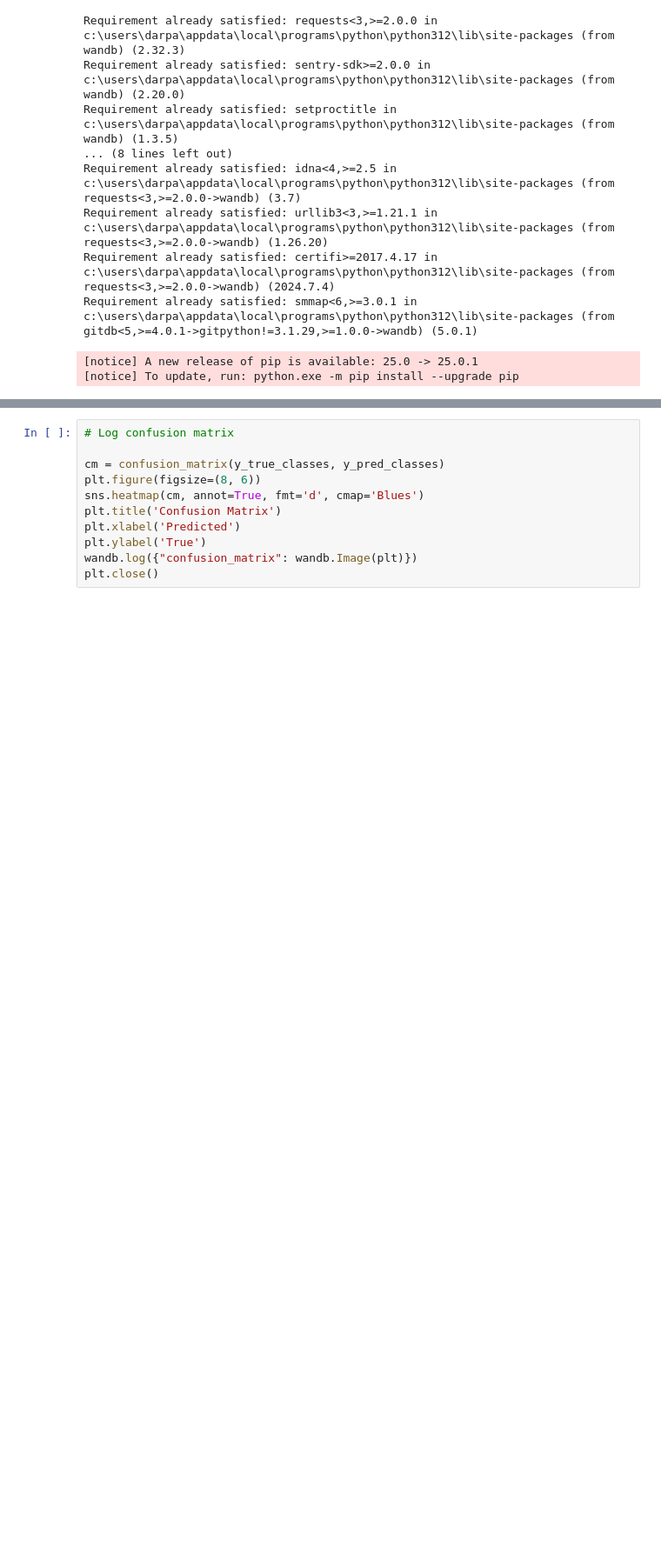
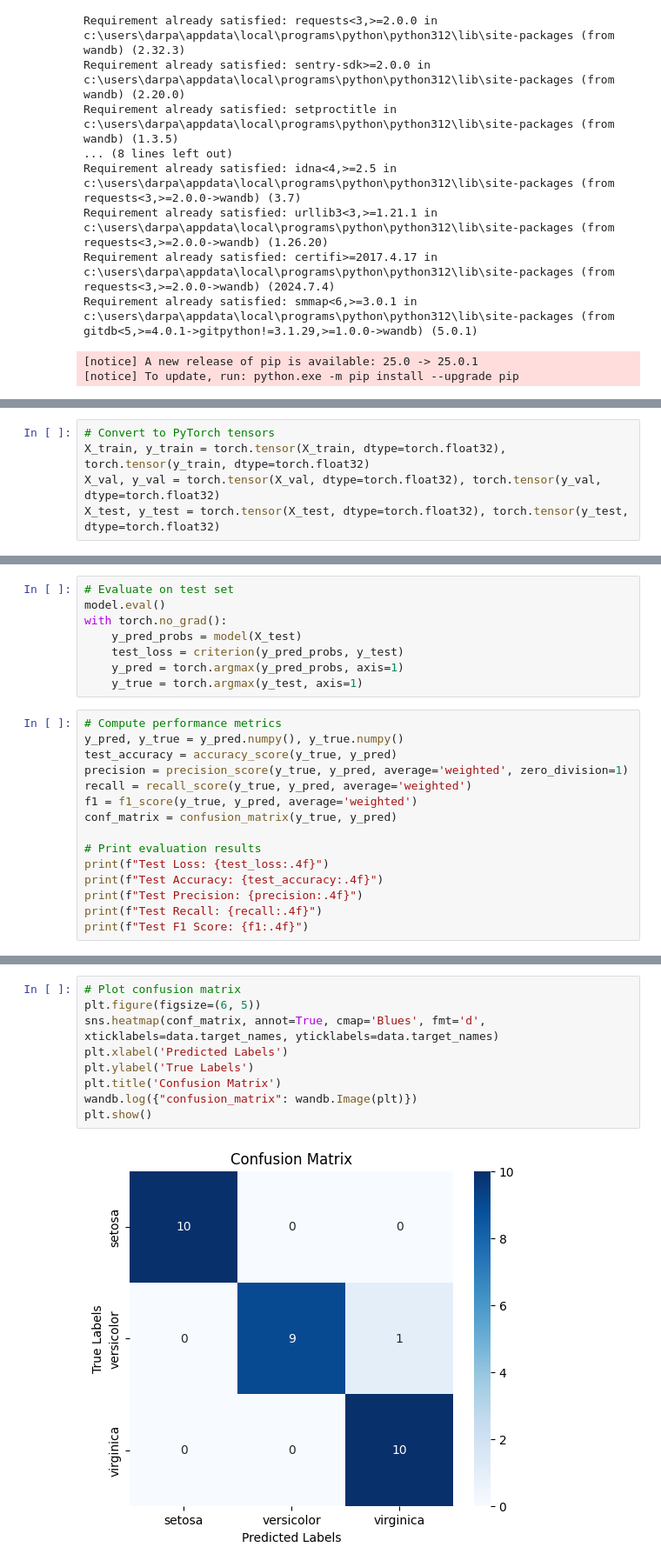
Before and after one commit to Darpana-iitgn/stt_6, a Jupyter notebook: section-1.ipynb, the cells around one changed output, grey strips where cells are left out. Shown at 87% size. Cells and saved outputs as stored; diff of their text form; blank space fills up the shorter version.

```diff
--- a/section-1.ipynb
+++ b/section-1.ipynb
@@ -221,0 +101,5 @@ model = Sequential([
+# %%
+# Convert to PyTorch tensors
+X_train, y_train = torch.tensor(X_train, dtype=torch.float32), torch.tensor(y_train, dtype=torch.float32)
+X_val, y_val = torch.tensor(X_val, dtype=torch.float32), torch.tensor(y_val, dtype=torch.float32)
+X_test, y_test = torch.tensor(X_test, dtype=torch.float32), torch.tensor(y_test, dtype=torch.float32)
@@ -274,0 +170,23 @@ f1 = f1_score(y_true_classes, y_pred_classes, average='weighted')
+# %%
+# Evaluate on test set
+model.eval()
+with torch.no_grad():
+    y_pred_probs = model(X_test)
+    test_loss = criterion(y_pred_probs, y_test)
+    y_pred = torch.argmax(y_pred_probs, axis=1)
+    y_true = torch.argmax(y_test, axis=1)
+# %%
+# Compute performance metrics
+y_pred, y_true = y_pred.numpy(), y_true.numpy()
+test_accuracy = accuracy_score(y_true, y_pred)
+precision = precision_score(y_true, y_pred, average='weighted', zero_division=1)
+recall = recall_score(y_true, y_pred, average='weighted')
+f1 = f1_score(y_true, y_pred, average='weighted')
+conf_matrix = confusion_matrix(y_true, y_pred)
+
+# Print evaluation results
+print(f"Test Loss: {test_loss:.4f}")
+print(f"Test Accuracy: {test_accuracy:.4f}")
+print(f"Test Precision: {precision:.4f}")
+print(f"Test Recall: {recall:.4f}")
+print(f"Test F1 Score: {f1:.4f}")
@@ -283,14 +206,14 @@ wandb.log({
     "f1_score": f1
 })
 # %%
-# Log confusion matrix
-
-cm = confusion_matrix(y_true_classes, y_pred_classes)
-plt.figure(figsize=(8, 6))
-sns.heatmap(cm, annot=True, fmt='d', cmap='Blues')
+# Plot confusion matrix
+plt.figure(figsize=(6, 5))
+sns.heatmap(conf_matrix, annot=True, cmap='Blues', fmt='d', xticklabels=data.target_names, yticklabels=data.target_names)
+plt.xlabel('Predicted Labels')
+plt.ylabel('True Labels')
 plt.title('Confusion Matrix')
-plt.xlabel('Predicted')
-plt.ylabel('True')
 wandb.log({"confusion_matrix": wandb.Image(plt)})
-plt.close()
+plt.show()
+# %% [output]
+[figure, added]
 # %%
```
Also changed, not shown: parts of 29 cells of this notebook, 24 other files.
